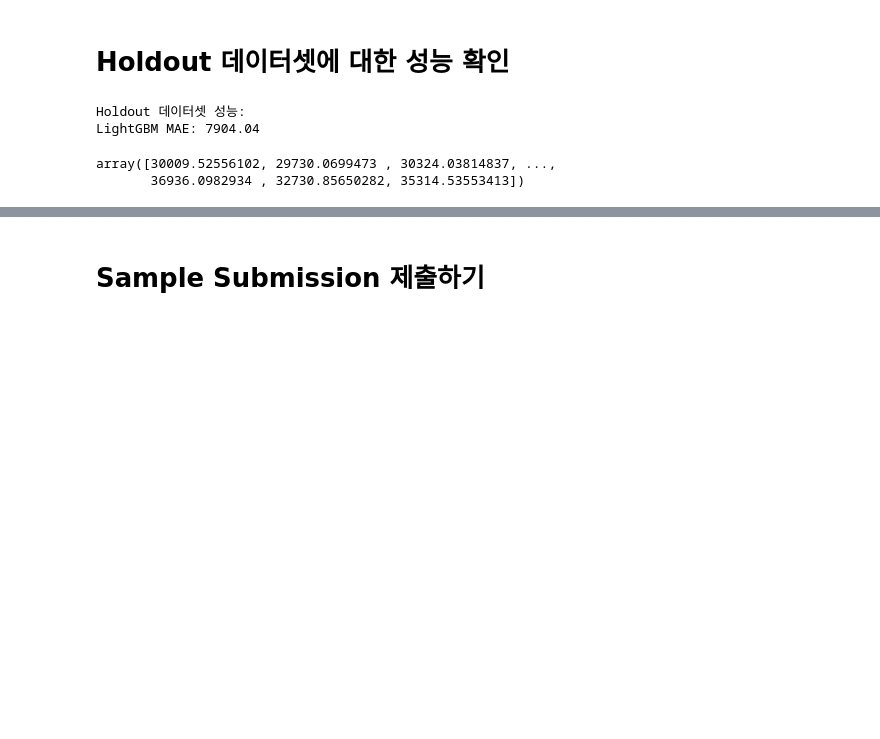
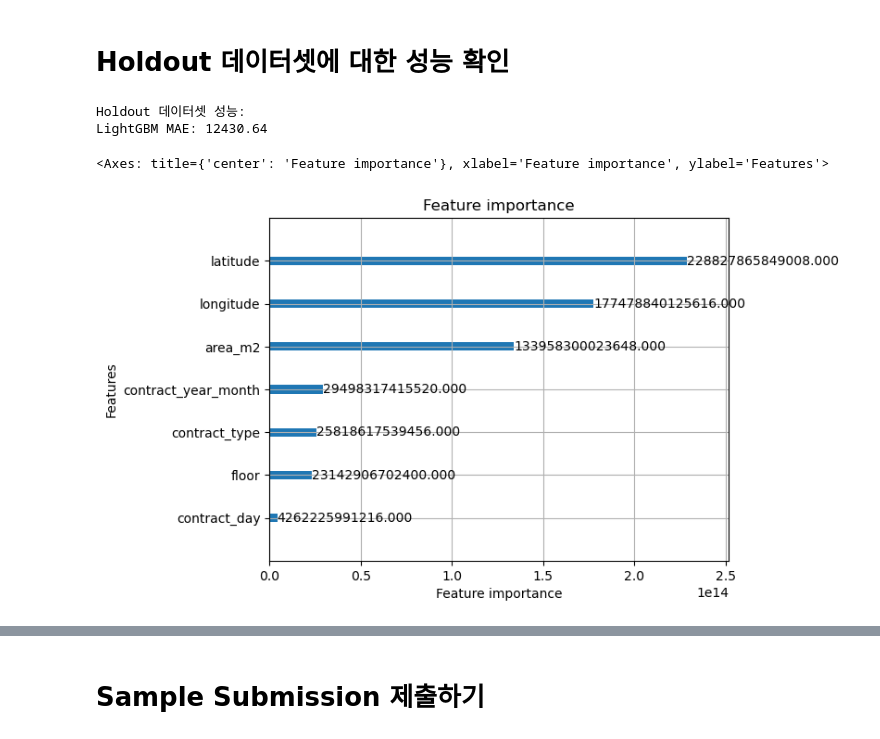
Before and after one commit to boostcampaitech7/level2-competitiveds-recsys-09, a Jupyter notebook: code/code/baseline.ipynb, the cells around one changed output, grey strips where cells are left out. Saved outputs shown, nothing was run; the diff lists cells and outputs as text; code cells hidden in the pictures; blank space fills up the shorter version.

```diff
--- a/code/code/baseline.ipynb
+++ b/code/code/baseline.ipynb
@@ -69,6 +70,3 @@ y_holdout = holdout_data['deposit']
 X_test = test_data.copy()
 # %% [markdown]
 # LightGBM 모델 훈련
-# %%
-lgb_model = lgb.LGBMRegressor(random_state=RANDOM_SEED)
-lgb_model.fit(X_train, y_train)
@@ -82,0 +73,12 @@ LGBMRegressor(random_state=42)
+# %%
+lgb_model = lgb.LGBMRegressor(random_state=RANDOM_SEED)
+# lgb_model.fit(X_train, y_train)
+
+# batch로 나눠서 학습
+batch_num = 10
+batch_size = len(X_train) // batch_num
+for i in range(0, len(X_train), batch_size):
+    X_batch = X_train[i:i+batch_size]
+    y_batch = y_train[i:i+batch_size]
+    # lgb_model.fit(X_batch, y_batch)
+    lgb_model.fit(X_batch, y_batch, init_model=lgb_model if i != 0 else None)
@@ -89,9 +109,9 @@ print("Holdout 데이터셋 성능:")
 print(f"LightGBM MAE: {lgb_holdout_mae:.2f}")
 # %% [output]
 Holdout 데이터셋 성능:
-LightGBM MAE: 7904.04
+LightGBM MAE: 12430.64
-# %%
-lgb_holdout_pred
-# %% [output]
-array([30009.52556102, 29730.0699473 , 30324.03814837, ...,
-       36936.0982934 , 32730.85650282, 35314.53553413])
+# %%
+lgb.plot_importance(lgb_model, importance_type='gain', max_num_features=20)
+# %% [output]
+<Axes: title={'center': 'Feature importance'}, xlabel='Feature importance', ylabel='Features'>
+[figure, added]
```
Also changed, not shown: parts of 4 cells of this notebook.
